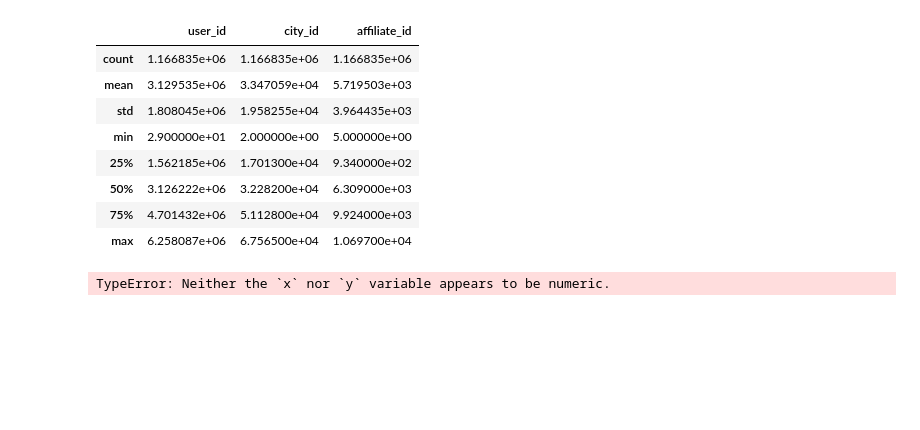
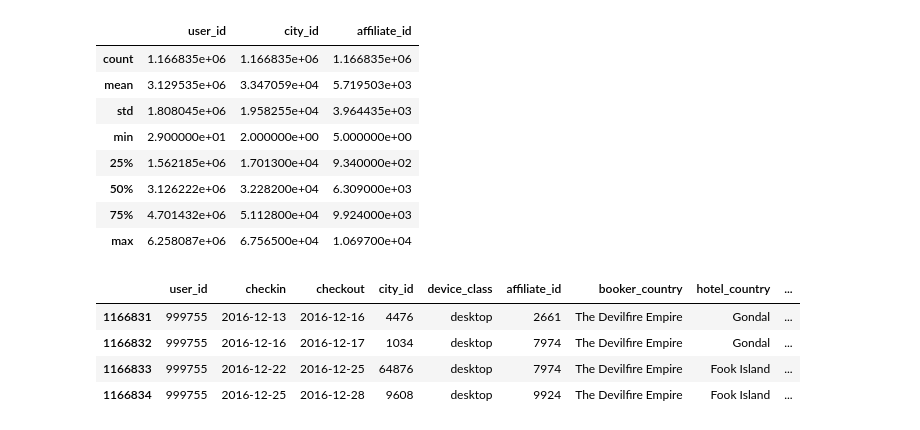
Before and after one commit to shrish83/Python-Basics, a Jupyter notebook: New folder/script.ipynb, the cells around one changed output. Saved outputs shown, nothing was run; the diff lists cells and outputs as text; code cells hidden in the pictures; blank space fills up the shorter version.

```diff
--- a/New folder/script.ipynb
+++ b/New folder/script.ipynb
@@ -104,8 +105,11 @@ data.describe()
 | 50% | 3.126222e+06 | 3.228200e+04 | 6.309000e+03 |
 | 75% | 4.701432e+06 | 5.112800e+04 | 9.924000e+03 |
 | max | 6.258087e+06 | 6.756500e+04 | 1.069700e+04 |
-# %%
-ax = sns.barplot(x="booker_country", y="hotel_country", data=data)
-print(ax)
-# %% [output]
-TypeError: Neither the `x` nor `y` variable appears to be numeric.
+# %%
+data.loc[data['utrip_id'] == '999755_1']  #So. they visited two different cities in Gondal and another two in Fook Island since city_id is different and so are the check in and check out dates.
+# %% [output]
+|  | user_id | checkin | checkout | city_id | device_class | affiliate_id | booker_country | hotel_country | ... |
+| 1166831 | 999755 | 2016-12-13 | 2016-12-16 | 4476 | desktop | 2661 | The Devilfire Empire | Gondal | ... |
+| 1166832 | 999755 | 2016-12-16 | 2016-12-17 | 1034 | desktop | 7974 | The Devilfire Empire | Gondal | ... |
+| 1166833 | 999755 | 2016-12-22 | 2016-12-25 | 64876 | desktop | 7974 | The Devilfire Empire | Fook Island | ... |
+| 1166834 | 999755 | 2016-12-25 | 2016-12-28 | 9608 | desktop | 9924 | The Devilfire Empire | Fook Island | ... |
```
Also changed, not shown: parts of 16 cells of this notebook.
